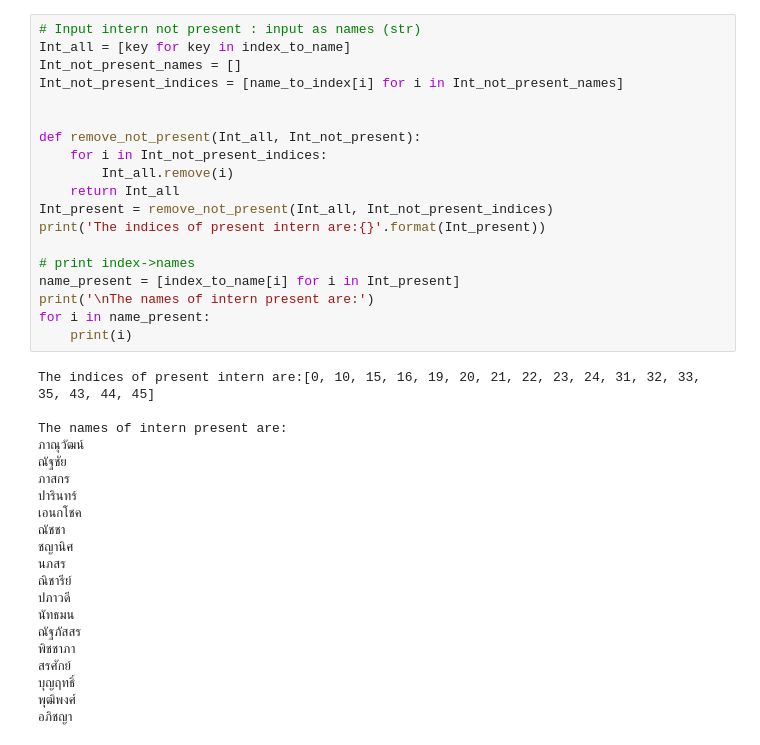
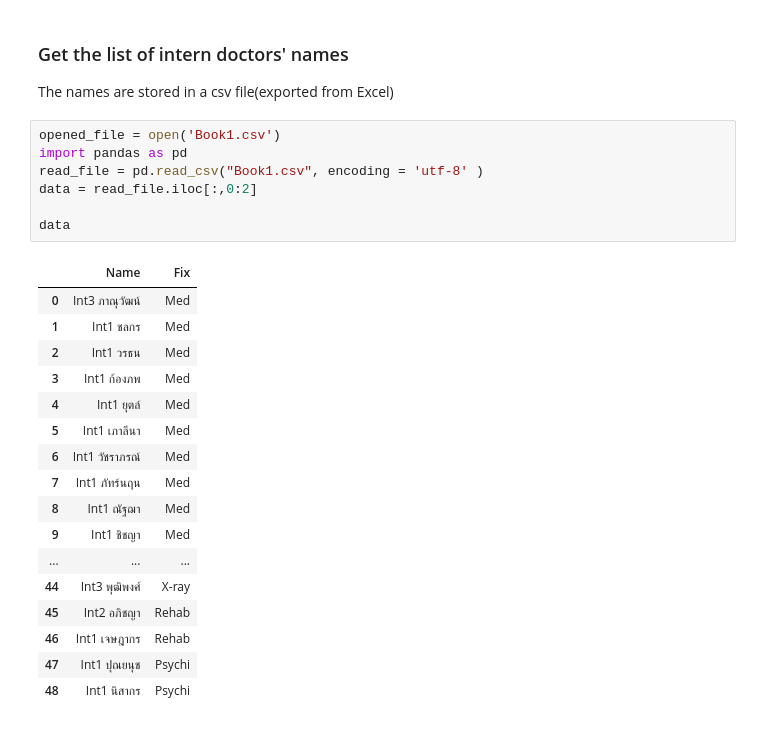
Before and after one commit to PwMarkLiu/Doctor-shift-rostering, a Jupyter notebook: OFM.ipynb, the cells around one changed output. Saved outputs shown, nothing was run; the diff lists cells and outputs as text.

```diff
--- a/OFM.ipynb
+++ b/OFM.ipynb
@@ -140,40 +120,28 @@ The index_to_year dict = {0: 'Int3', 10: 'Int2', 15: 'Int3', 16: 'Int2', 19: 'In
-# %%
-# Input intern not present : input as names (str)
-Int_all = [key for key in index_to_name]
-Int_not_present_names = []
-Int_not_present_indices = [name_to_index[i] for i in Int_not_present_names]
-
-
-def remove_not_present(Int_all, Int_not_present):
-    for i in Int_not_present_indices:
-        Int_all.remove(i)
-    return Int_all
-Int_present = remove_not_present(Int_all, Int_not_present_indices)
-print('The indices of present intern are:{}'.format(Int_present))
-
-# print index->names
-name_present = [index_to_name[i] for i in Int_present]
-print('\nThe names of intern present are:')
-for i in name_present:
-    print(i)
-# %% [output]
-The indices of present intern are:[0, 10, 15, 16, 19, 20, 21, 22, 23, 24, 31, 32, 33, 35, 43, 44, 45]
-
-The names of intern present are:
-ภาณุวัฒน์
-ณัฐชัย
-ภาสกร
-ปารินทร์
-เอนกโชค
-ณัชชา
-ชญานิศ
-นภสร
-ณิชารีย์
-ปภาวดี
-นัทธมน
-ณัฐภัสสร
-พิชชาภา
-สรศักย์
-บุญฤทธิ์
-พุฒิพงศ์
-อภิชญา
+# %% [markdown]
+### Get the list of intern doctors' names
+The names are stored in a csv file(exported from Excel)
+# %%
+opened_file = open('Book1.csv')
+import pandas as pd
+read_file = pd.read_csv("Book1.csv", encoding = 'utf-8' )
+data = read_file.iloc[:,0:2]
+
+data
+# %% [output]
+|  | Name | Fix |
+| 0 | Int3 ภาณุวัฒน์ | Med |
+| 1 | Int1 ชลกร | Med |
+| 2 | Int1 วรธน | Med |
+| 3 | Int1 ก้องภพ | Med |
+| 4 | Int1 ยุตล์ | Med |
+| 5 | Int1 เภาลีนา | Med |
+| 6 | Int1 วัชราภรณ์ | Med |
+| 7 | Int1 ภัทร์นฤน | Med |
+| 8 | Int1 ณัฐฌา | Med |
+| 9 | Int1 ชิชญา | Med |
+| ... | ... | ... |
+| 44 | Int3 พุฒิพงศ์ | X-ray |
+| 45 | Int2 อภิชญา | Rehab |
+| 46 | Int1 เจษฎากร | Rehab |
+| 47 | Int1 ปุณยนุช | Psychi |
+| 48 | Int1 นิสากร | Psychi |
```
Also changed, not shown: parts of 29 cells of this notebook.
